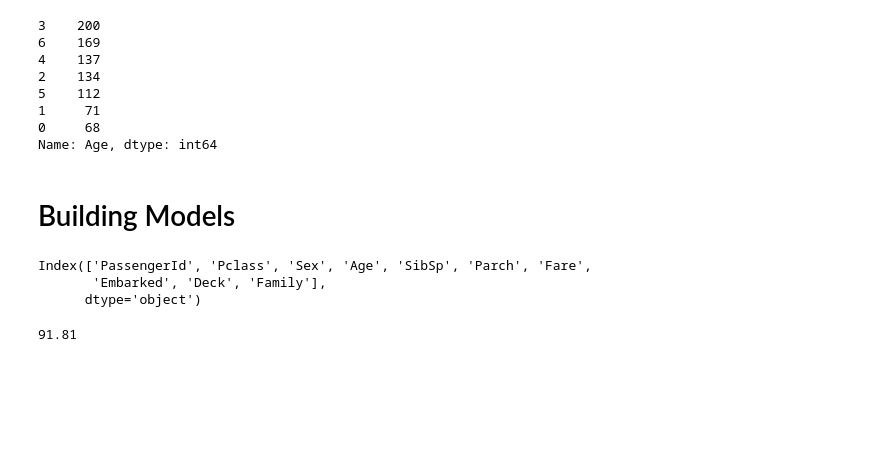
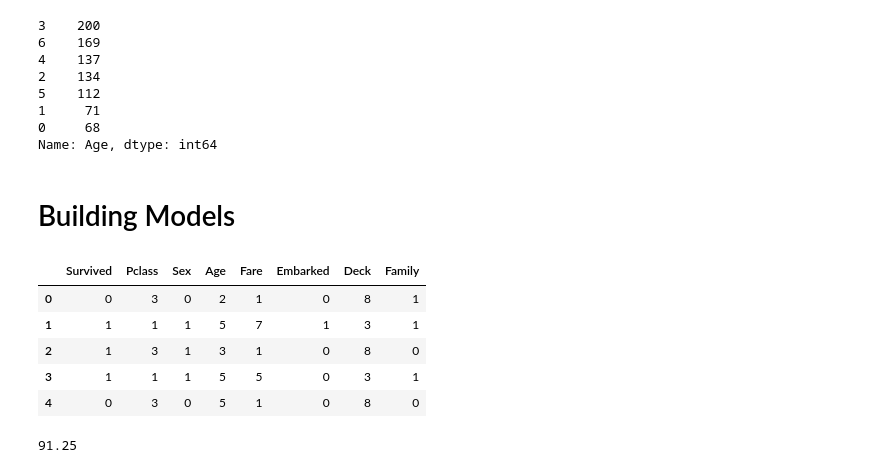
Before and after one commit to ramsoi53/ramsoi, a Jupyter notebook: My_titanic_ver1.ipynb, the cells around one changed output. Drawn from its saved outputs; the diff is of its cells as text; code cells hidden in the pictures; blank space fills up the shorter version.

Commit message:
SIB, PAR 삭제(FEATURE IMPORTANCE 가장 하위) LGBM, DECISION TREE 적용
결과는 똑같다.

```diff
--- a/My_titanic_ver1.ipynb
+++ b/My_titanic_ver1.ipynb
@@ -367,15 +367,22 @@ data=[train_df, test_df]
 
 for dataset in data:
   dataset['Family'] = dataset['SibSp'] + dataset['Parch']
+
+
+train_df.drop(['SibSp', 'Parch'], axis=1, inplace=True)
+test_df.drop(['SibSp', 'Parch'], axis=1,inplace=True)
 # %% [markdown]
 # Building Models
 # %%
 # Data Split
-test_df.columns
+train_df.head()
 # %% [output]
-Index(['PassengerId', 'Pclass', 'Sex', 'Age', 'SibSp', 'Parch', 'Fare',
-       'Embarked', 'Deck', 'Family'],
-      dtype='object')
+|  | Survived | Pclass | Sex | Age | Fare | Embarked | Deck | Family |
+| 0 | 0 | 3 | 0 | 2 | 1 | 0 | 8 | 1 |
+| 1 | 1 | 1 | 1 | 5 | 7 | 1 | 3 | 1 |
+| 2 | 1 | 3 | 1 | 3 | 1 | 0 | 8 | 0 |
+| 3 | 1 | 1 | 1 | 5 | 5 | 0 | 3 | 1 |
+| 4 | 0 | 3 | 0 | 5 | 1 | 0 | 8 | 0 |
 # %%
 X_train = train_df.drop('Survived', axis=1)
 y_train = train_df['Survived']
@@ -383,13 +390,13 @@ X_test = test_df.drop('PassengerId', axis=1)
 # %%
 # Try RandomForest First
 
-from sklearn.ensemble import RandomForestClassifier
+# from sklearn.ensemble import RandomForestClassifier
 
-rf = RandomForestClassifier()
-rf.fit(X_train, y_train)
-y_preds = rf.predict(X_test)
+# rf = RandomForestClassifier()
+# rf.fit(X_train, y_train)
+# y_preds = rf.predict(X_test)
 
-acc_random_forest = round(rf.score(X_train, y_train)*100,2)
-acc_random_forest
+# acc_random_forest = round(rf.score(X_train, y_train)*100,2)
+# acc_random_forest
 # %% [output]
-91.81
+91.25
```
Also changed, not shown: parts of 3 cells of this notebook.
